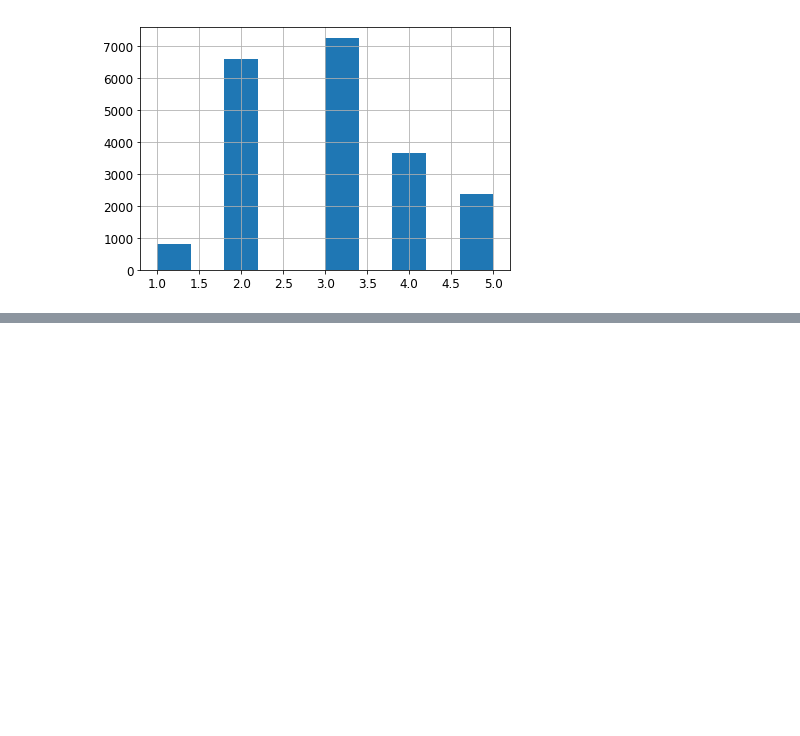
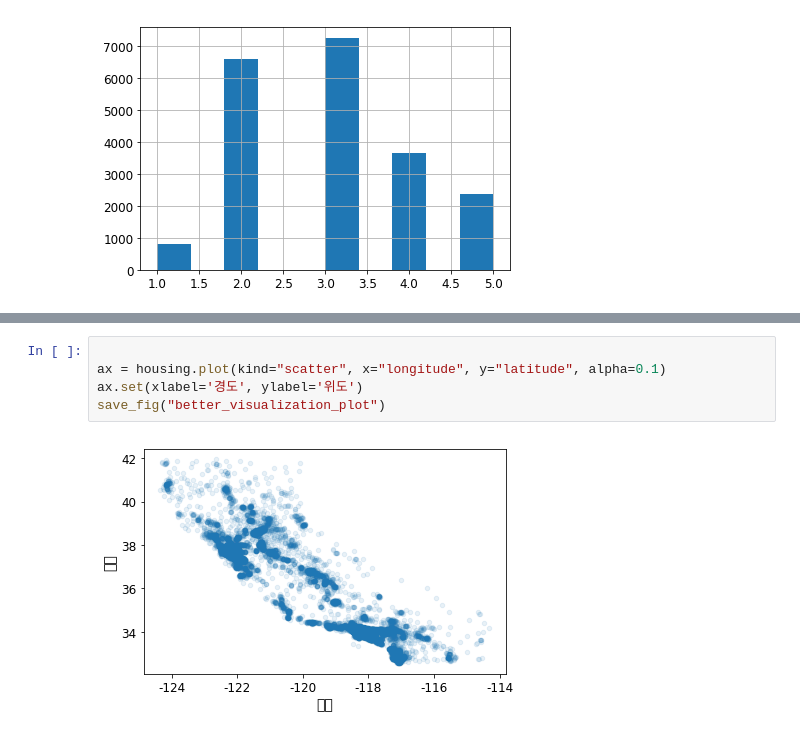
Before and after one commit to iamslash/examplesofml, a Jupyter notebook: handsonml/handson_ml_02_end_to_end_machine_learning_project.ipynb, the cells around one changed output, grey strips where cells are left out. Saved outputs shown, nothing was run; the diff lists cells and outputs as text; blank space fills up the shorter version.

```diff
--- a/handsonml/handson_ml_02_end_to_end_machine_learning_project.ipynb
+++ b/handsonml/handson_ml_02_end_to_end_machine_learning_project.ipynb
@@ -228,0 +364,7 @@ save_fig('income_category_hist')
+# %%
+
+ax = housing.plot(kind="scatter", x="longitude", y="latitude", alpha=0.1)
+ax.set(xlabel='경도', ylabel='위도')
+save_fig("better_visualization_plot")
+# %% [output]
+[figure, added]
```
Also changed, not shown: parts of 20 cells of this notebook.
